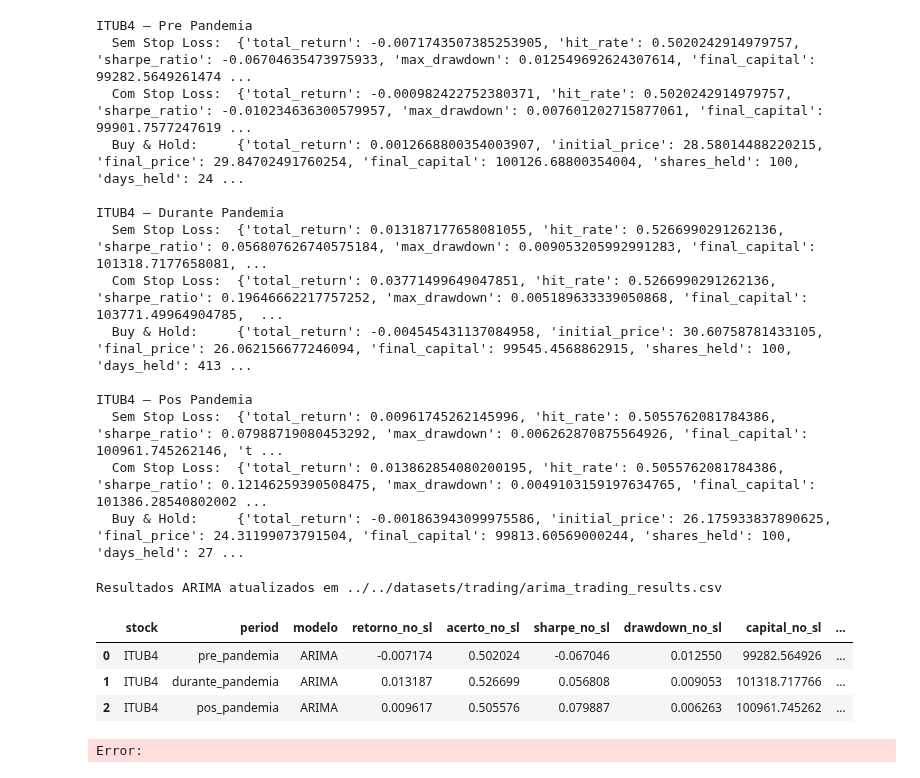
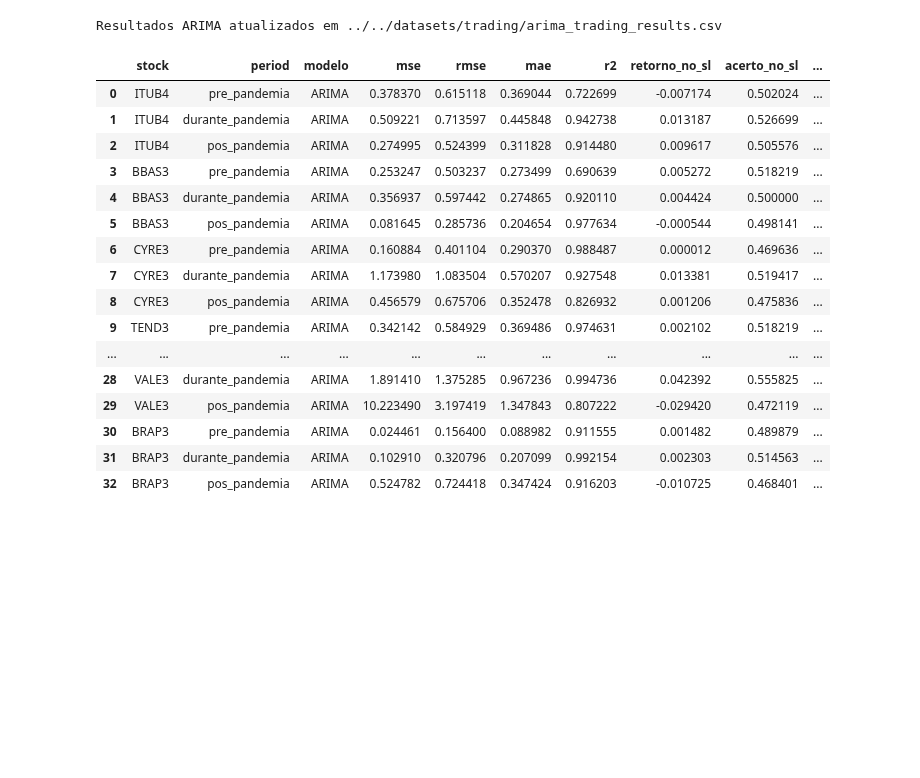
Before and after one commit to diogobrasil/analises-tcc-cripto, a Jupyter notebook: main/notebooks/trade/trade_analisys_arima.ipynb, the cells around one changed output. Saved outputs shown, nothing was run; the diff lists cells and outputs as text; code cells hidden in the pictures; blank space fills up the shorter version.

Commit message:
update: atualização dos scripts de analise de trades com save de csvs.

```diff
--- a/main/notebooks/trade/trade_analisys_arima.ipynb
+++ b/main/notebooks/trade/trade_analisys_arima.ipynb
@@ -50,6 +96,7 @@ shares     = 100
 results = {}
 
 for stock in stocks:
+    print(f"\nAnalyzing stock: {stock}")
     # carrega ARIMA treinado
     arima_path = os.path.join(arima_dir, f"{stock}_arima_v{arima_ver}.pkl")
     arima: ArimaModel = joblib.load(arima_path)
@@ -58,8 +105,22 @@ for stock in stocks:
     series = load_full_series(csv_path, stock)
 
     for period_name, (start, end) in periods.items():
+        print(f"\nProcessing period: {period_name} ({start} to {end})")
         subset = series[start:end]
         preds  = rolling_forecast(arima.model_fit, subset, step_size=1)
+
+        # calcula métricas
+        mse = mean_squared_error(subset, preds)
+        mae = mean_absolute_error(subset, preds)
+        rmse = np.sqrt(mse)
+        r2 = r2_score(subset, preds)
+
+        arima_metrics = {
+            'mse': mse,
+            'rmse': rmse,
+            'mae': mae,
+            'r2': r2
+        }
 
         # monta DataFrame para o simulador
         df_bt = pd.DataFrame({
@@ -72,14 +133,19 @@ for stock in stocks:
         ap = ActionPredictionTrading(df_bt, ticker='actual', window=1, model_path=None)
         # injeta a coluna de previsões
         ap.df['predicted'] = df_bt['predicted'].reset_index(drop=True)
-
+        ap.df['actual_next'] = ap.df['actual'].shift(-1)
         # roda as simulações
-        no_sl   = ap.simulate_trading(stop_loss=False, shares_per_trade=shares)
-        with_sl = ap.simulate_trading(stop_loss=True,  shares_per_trade=shares)
+        result_no_stop   = ap.simulate_trading(stop_loss=False, shares_per_trade=shares)
+        result_with_stop = ap.simulate_trading(stop_loss=True,  shares_per_trade=shares)
         bh      = ap.simulate_buy_and_hold(shares=shares)
 
+        print_detailed_performance("Estratégia SEM Stop Loss", result_no_stop)
+        print_detailed_performance("Estratégia COM Stop Loss", result_with_stop)
+
+
         results[(stock, period_name)] = {
-            'arima_no_stop':   no_sl,
-            'arima_with_stop': with_sl,
+            'arima_metrics': arima_metrics,
+            'arima_no_stop':   result_no_stop,
+            'arima_with_stop': result_with_stop,
             'arima_bh':        bh
         }
@@ -86,25 +256,3 @@ for stock in stocks:
-# %%
-# --- Exibe resultados ---
-for (stk, per), vals in results.items():
-    print(f"\n{stk} — {per.replace('_',' ').title()}")
-    print("  Sem Stop Loss: ",   vals['arima_no_stop'])
-    print("  Com Stop Loss: ",   vals['arima_with_stop'])
-    print("  Buy & Hold:    ",   vals['arima_bh'])
-# %% [output]
-ITUB4 — Pre Pandemia
-  Sem Stop Loss:  {'total_return': -0.0071743507385253905, 'hit_rate': 0.5020242914979757, 'sharpe_ratio': -0.06704635473975933, 'max_drawdown': 0.012549692624307614, 'final_capital': 99282.5649261474 ...
-  Com Stop Loss:  {'total_return': -0.000982422752380371, 'hit_rate': 0.5020242914979757, 'sharpe_ratio': -0.010234636300579957, 'max_drawdown': 0.007601202715877061, 'final_capital': 99901.7577247619 ...
-  Buy & Hold:     {'total_return': 0.0012668800354003907, 'initial_price': 28.58014488220215, 'final_price': 29.84702491760254, 'final_capital': 100126.68800354004, 'shares_held': 100, 'days_held': 24 ...
-
-ITUB4 — Durante Pandemia
-  Sem Stop Loss:  {'total_return': 0.013187177658081055, 'hit_rate': 0.5266990291262136, 'sharpe_ratio': 0.056807626740575184, 'max_drawdown': 0.009053205992991283, 'final_capital': 101318.7177658081, ...
-  Com Stop Loss:  {'total_return': 0.03771499649047851, 'hit_rate': 0.5266990291262136, 'sharpe_ratio': 0.19646662217757252, 'max_drawdown': 0.005189633339050868, 'final_capital': 103771.49964904785,  ...
-  Buy & Hold:     {'total_return': -0.004545431137084958, 'initial_price': 30.60758781433105, 'final_price': 26.062156677246094, 'final_capital': 99545.4568862915, 'shares_held': 100, 'days_held': 413 ...
-
-ITUB4 — Pos Pandemia
-  Sem Stop Loss:  {'total_return': 0.00961745262145996, 'hit_rate': 0.5055762081784386, 'sharpe_ratio': 0.07988719080453292, 'max_drawdown': 0.006262870875564926, 'final_capital': 100961.745262146, 't ...
-  Com Stop Loss:  {'total_return': 0.013862854080200195, 'hit_rate': 0.5055762081784386, 'sharpe_ratio': 0.12146259390508475, 'max_drawdown': 0.0049103159197634765, 'final_capital': 101386.28540802002 ...
-  Buy & Hold:     {'total_return': -0.001863943099975586, 'initial_price': 26.175933837890625, 'final_price': 24.31199073791504, 'final_capital': 99813.60569000244, 'shares_held': 100, 'days_held': 27 ...
 # %%
 
 # --- flatten dos resultados em linhas de tabela ---
@@ -114,6 +262,10 @@ for (stock, period_name), vals in results.items():
         'stock':           stock,
         'period':          period_name,
         'modelo':          'ARIMA',
+        'mse':             vals['arima_metrics']['mse'],
+        'rmse':            vals['arima_metrics']['rmse'],
+        'mae':             vals['arima_metrics']['mae'],
+        'r2':              vals['arima_metrics']['r2'],
         'retorno_no_sl':   vals['arima_no_stop']['total_return'],
         'acerto_no_sl':    vals['arima_no_stop']['hit_rate'],
         'sharpe_no_sl':    vals['arima_no_stop']['sharpe_ratio'],
@@ -129,35 +281,47 @@ for (stock, period_name), vals in results.items():
         'dias_bh':         vals['arima_bh']['days_held']
     })
 
 df_results = pd.DataFrame(flat)
 
 # --- caminho onde guardar ---
 csv_path = "../../datasets/trading/arima_trading_results.csv"
 os.makedirs(os.path.dirname(csv_path), exist_ok=True)
 
 # --- concat incremental ---
 if os.path.exists(csv_path):
     try:
         df_prev = pd.read_csv(csv_path)
     except EmptyDataError:
         # arquivo existe, mas vazio: considera DataFrame vazio
         df_prev = pd.DataFrame()
     df_comb = pd.concat([df_prev, df_results], ignore_index=True)
     df_comb.drop_duplicates(subset=['stock','period','modelo'], keep='last', inplace=True)
     df_comb.to_csv(csv_path, index=False)
     print(f"Resultados ARIMA atualizados em {csv_path}")
 else:
     # não existia: cria do zero
     df_results.to_csv(csv_path, index=False)
     print(f"Arquivo ARIMA criado: {csv_path}")
 
 # carrega para visualizar
 trading_results = pd.read_csv(csv_path)
 trading_results
 # %% [output]
 Resultados ARIMA atualizados em ../../datasets/trading/arima_trading_results.csv
-|  | stock | period | modelo | retorno_no_sl | acerto_no_sl | sharpe_no_sl | drawdown_no_sl | capital_no_sl | ... |
-| 0 | ITUB4 | pre_pandemia | ARIMA | -0.007174 | 0.502024 | -0.067046 | 0.012550 | 99282.564926 | ... |
-| 1 | ITUB4 | durante_pandemia | ARIMA | 0.013187 | 0.526699 | 0.056808 | 0.009053 | 101318.717766 | ... |
-| 2 | ITUB4 | pos_pandemia | ARIMA | 0.009617 | 0.505576 | 0.079887 | 0.006263 | 100961.745262 | ... |
+|  | stock | period | modelo | mse | rmse | mae | r2 | retorno_no_sl | acerto_no_sl | ... |
+| 0 | ITUB4 | pre_pandemia | ARIMA | 0.378370 | 0.615118 | 0.369044 | 0.722699 | -0.007174 | 0.502024 | ... |
+| 1 | ITUB4 | durante_pandemia | ARIMA | 0.509221 | 0.713597 | 0.445848 | 0.942738 | 0.013187 | 0.526699 | ... |
+| 2 | ITUB4 | pos_pandemia | ARIMA | 0.274995 | 0.524399 | 0.311828 | 0.914480 | 0.009617 | 0.505576 | ... |
+| 3 | BBAS3 | pre_pandemia | ARIMA | 0.253247 | 0.503237 | 0.273499 | 0.690639 | 0.005272 | 0.518219 | ... |
+| 4 | BBAS3 | durante_pandemia | ARIMA | 0.356937 | 0.597442 | 0.274865 | 0.920110 | 0.004424 | 0.500000 | ... |
+| 5 | BBAS3 | pos_pandemia | ARIMA | 0.081645 | 0.285736 | 0.204654 | 0.977634 | -0.000544 | 0.498141 | ... |
+| 6 | CYRE3 | pre_pandemia | ARIMA | 0.160884 | 0.401104 | 0.290370 | 0.988487 | 0.000012 | 0.469636 | ... |
+| 7 | CYRE3 | durante_pandemia | ARIMA | 1.173980 | 1.083504 | 0.570207 | 0.927548 | 0.013381 | 0.519417 | ... |
+| 8 | CYRE3 | pos_pandemia | ARIMA | 0.456579 | 0.675706 | 0.352478 | 0.826932 | 0.001206 | 0.475836 | ... |
+| 9 | TEND3 | pre_pandemia | ARIMA | 0.342142 | 0.584929 | 0.369486 | 0.974631 | 0.002102 | 0.518219 | ... |
+| ... | ... | ... | ... | ... | ... | ... | ... | ... | ... | ... |
+| 28 | VALE3 | durante_pandemia | ARIMA | 1.891410 | 1.375285 | 0.967236 | 0.994736 | 0.042392 | 0.555825 | ... |
+| 29 | VALE3 | pos_pandemia | ARIMA | 10.223490 | 3.197419 | 1.347843 | 0.807222 | -0.029420 | 0.472119 | ... |
+| 30 | BRAP3 | pre_pandemia | ARIMA | 0.024461 | 0.156400 | 0.088982 | 0.911555 | 0.001482 | 0.489879 | ... |
+| 31 | BRAP3 | durante_pandemia | ARIMA | 0.102910 | 0.320796 | 0.207099 | 0.992154 | 0.002303 | 0.514563 | ... |
+| 32 | BRAP3 | pos_pandemia | ARIMA | 0.524782 | 0.724418 | 0.347424 | 0.916203 | -0.010725 | 0.468401 | ... |
-Error:
```
Also changed, not shown: parts of 6 cells of this notebook, 10 other files.
